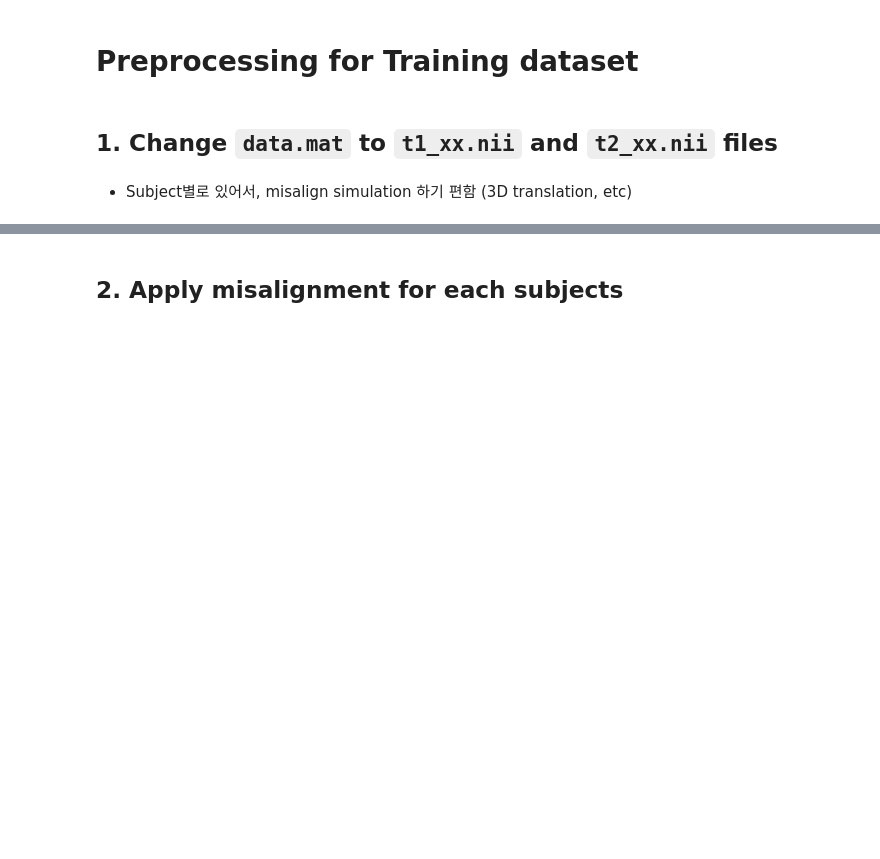
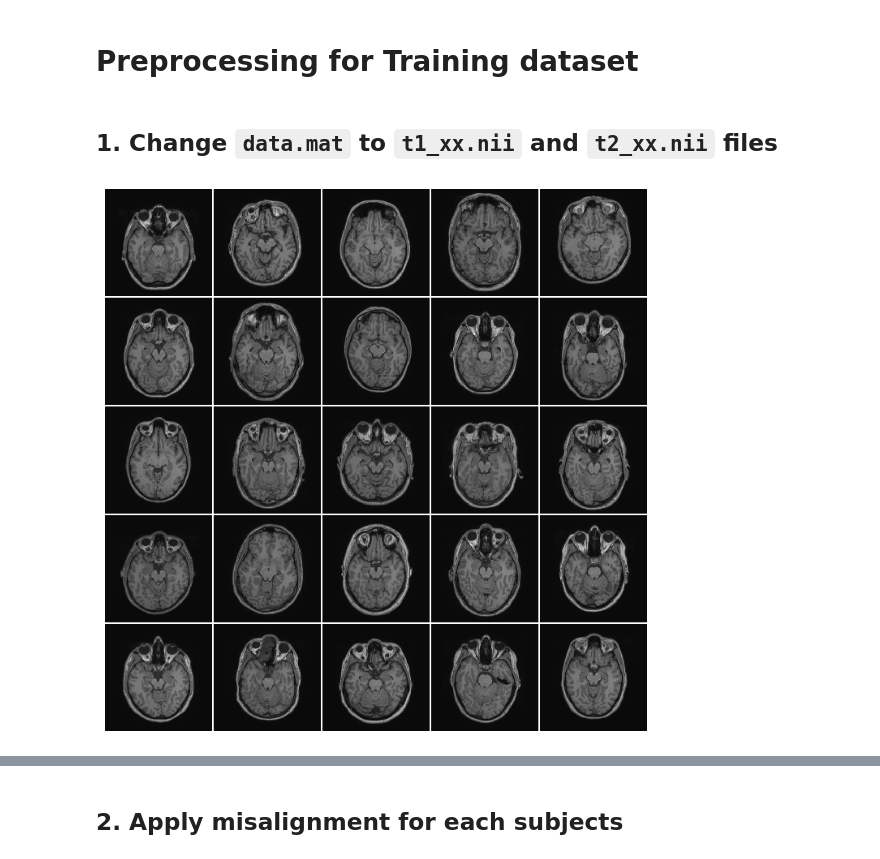
Before and after one commit to danny4159/Misaligned_image-to-image_translation, a Jupyter notebook: Step1_data_processing_daniel.ipynb, the cells around one changed output, grey strips where cells are left out. Cells and saved outputs as stored; diff of their text form; code cells hidden in the pictures; blank space fills up the shorter version.

```diff
--- a/Step1_data_processing_daniel.ipynb
+++ b/Step1_data_processing_daniel.ipynb
@@ -79,5 +109,3 @@ fig = matshow3d(f['data_x'][:,:,30:36,0], frame_dim=-1, show=True, cmap='gray',
 # Preprocessing for Training dataset
 # %% [markdown]
 ## 1. Change `data.mat` to `t1_xx.nii` and `t2_xx.nii` files
-# %% [markdown]
-- Subject별로 있어서, misalign simulation 하기 편함 (3D translation, etc)
@@ -83,0 +114,11 @@ fig = matshow3d(f['data_x'][:,:,30:36,0], frame_dim=-1, show=True, cmap='gray',
+# %%
+# [T1 norm and plot] subtract the min of whole (there was negative min value)
+
+f = h5py.File('datasets/IXI/train/data.mat','r')
+array = f['data_x'][...,0] # first slice in t1
+array = array - array.min() # min value was negative
+block_size = 91 # 91 slices in one subject
+sliced_array = slice_array(array, block_size)
+fig = matshow3d(sliced_array[:,:,25,:].squeeze(), frame_dim=-1, show=True, cmap='gray', figsize=(7,7))
+# %% [output]
+[figure, added]
```
Also changed, not shown: parts of 16 cells of this notebook, 2 other files.
